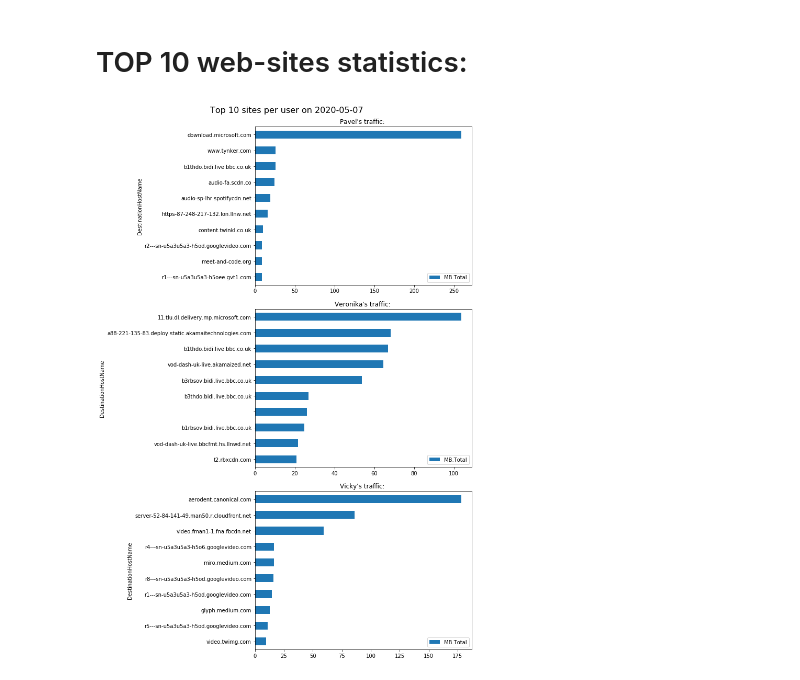
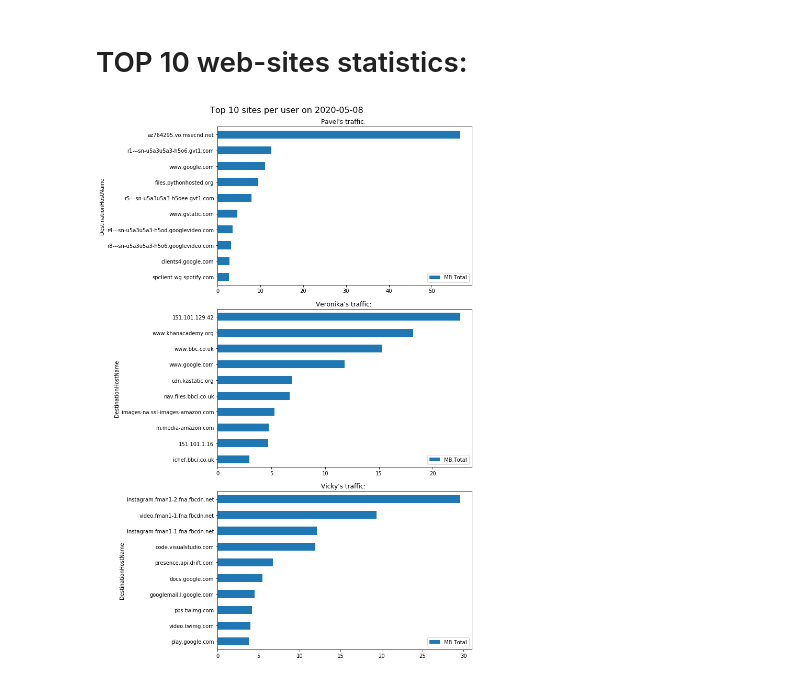
Before and after one commit to filkovsp/KerioLogParser, a Jupyter notebook: main.ipynb, the cells around one changed output. Cells and saved outputs as stored; diff of their text form; code cells hidden in the pictures.

Commit message:
pack bite-size transform functions into a BiteSize class with overloaded methods

```diff
--- a/main.ipynb
+++ b/main.ipynb
@@ -8,7 +8,7 @@ import pandas as pd
 import numpy as np
 # %%
 # filePath = './connection.test.log'
-logDate = "2020-05-07"
+logDate = "2020-05-08"
 filePath = "./logs/connection.{0}.log".format(logDate)
 df = pd.DataFrame()
 
@@ -17,10 +17,12 @@ with open(file = filePath, mode = "r", buffering = 1_000_000) as f:
         keys, values = Connection.parse(line)
         df = df.append(pd.DataFrame(data=[values], columns=keys), ignore_index=True)
 
-# --- Ret DataFrame.index to the unique "ID" field:
+# --- Set DataFrame.index to the unique "ID" field:
 df.set_index("ID", inplace=True)
 # --- Replace noname user name with "NaN" value:
-df["User"] = df["User"].mask(df["User"] == "", "NaN")
+df["User"].mask(df["User"] == "", "NaN", inplace=True)
+# --- Replace empty DestinationHostName with their DestinationIp
+df["Connection.DestinationHostName"].mask(df["Connection.DestinationHostName"] == "", df["Connection.DestinationIp"], inplace=True)
 # %%
 # --- check what we've just got:
 df.head(5)
@@ -85,33 +89,34 @@ plt.show()
 # --- if necessary apply additional transformation to "users" list.
 # --- then:
 # --- create subplots to place all graphs at the same figure:
 fig, ax = plt.subplots(nrows=len(users), ncols=1, constrained_layout=True, sharex=False, sharey=False)
 fig.set_size_inches(10, 15)
 fig.suptitle("Top 10 sites per user on {0}\n".format(logDate), fontsize=16)
 
 # --- iterate through uach reporting user and build their statistics:
 size_unit = "MB"
 for index, user in enumerate(users):
     user_traffic_per_host  = pd.DataFrame({
 
         "DestinationHostName": list(df.loc[df["User"] == user]\
             .groupby(["Connection.DestinationHostName"]).groups),
 
         "{0}.Total".format(size_unit) : list(map(
-            lambda size: bytes_transform(size, size_unit),
+            lambda size: BiteSize.transform(int(size), size_unit),
             list(df.loc[df["User"] == user]\
                 .groupby(["Connection.DestinationHostName"])\
                 .agg(np.sum)["Bytes.Total"])
         ))
     })
 
-    user_traffic_per_host.sort_values(by="{0}.Total".format(size_unit), ascending=True)\
+    user_traffic_per_host\
+        .sort_values(by="{0}.Total".format(size_unit), ascending=True)\
         .tail(10).set_index("DestinationHostName")\
         .plot(kind="barh", ax=ax[index])
 
     ax[index].title.set_text("{0}'s traffic: ".format(user))
     # ax[index].get_yaxis().set_label_position("right")
 
 plt.show()
 # %% [output]
-[figure, old version]
+[figure, new version]
```
Also changed, not shown: parts of 4 cells of this notebook, 4 other files.
